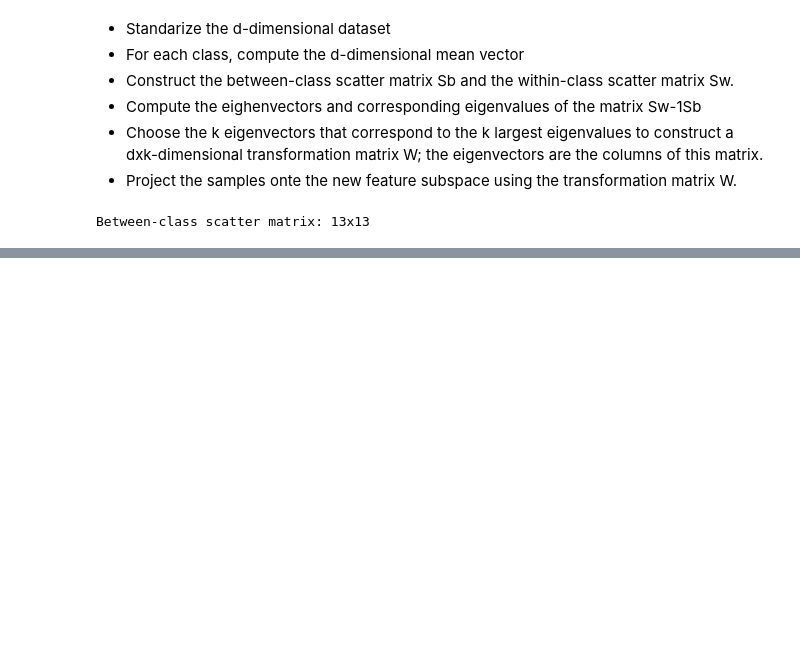
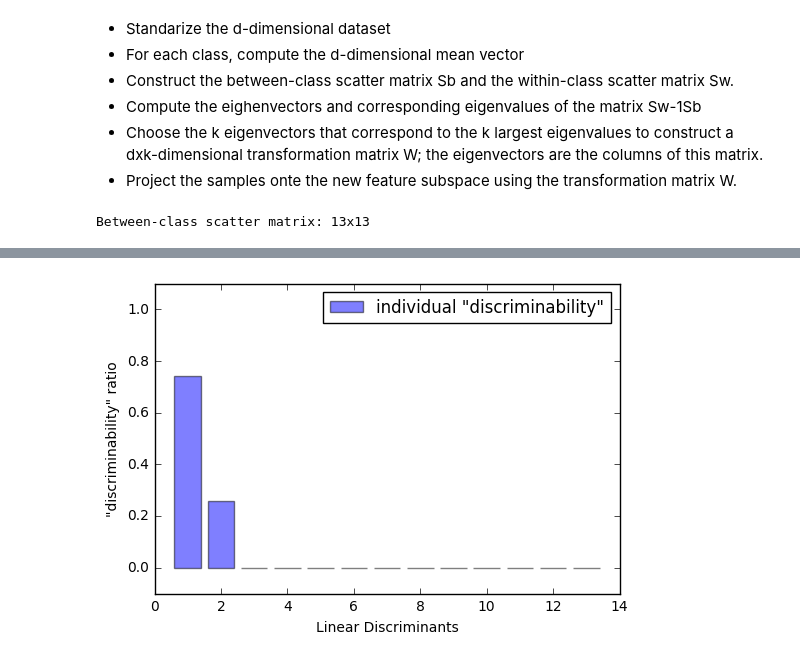
Before and after one commit to albertoqa/pml, a Jupyter notebook: DReduction.ipynb, the cells around one changed output, grey strips where cells are left out. Saved outputs shown, nothing was run; the diff lists cells and outputs as text; code cells hidden in the pictures; blank space fills up the shorter version.

```diff
--- a/DReduction.ipynb
+++ b/DReduction.ipynb
@@ -192,3 +192,17 @@ for i, mean_vec in enumerate(mean_vecs):
 print('Between-class scatter matrix: %sx%s' % (S_B.shape[0], S_B.shape[1]))
 # %% [output]
 Between-class scatter matrix: 13x13
+# %%
+eigen_vals, eigen_vecs = np.linalg.eig(np.linalg.inv(S_W).dot(S_B))
+
+# Make a list of (eigenvalue, eigenvector) tuples
+eigen_pairs = [(np.abs(eigen_vals[i]), eigen_vecs[:, i]) for i in range(len(eigen_vals))]
+
+# Sort the (eigenvalue, eigenvector) tuples from high to low
+eigen_pairs = sorted(eigen_pairs, key=lambda k: k[0], reverse=True)
+
+# Visually confirm that the list is correctly sorted by decreasing eigenvalues
+
+print('Eigenvalues in decreasing order:\n')
+for eigen_val in eigen_pairs:
+    print(eigen_val[0])
@@ -194,0 +225,14 @@ Between-class scatter matrix: 13x13
+# %%
+tot = sum(eigen_vals.real)
+discr = [(i / tot) for i in sorted(eigen_vals.real, reverse=True)]
+
+plt.bar(range(1, 14), discr, alpha=0.5, align='center',
+        label='individual "discriminability"')
+
+plt.ylabel('"discriminability" ratio')
+plt.xlabel('Linear Discriminants')
+plt.ylim([-0.1, 1.1])
+plt.legend(loc='best')
+plt.show()
+# %% [output]
+[figure, added]
```
Also changed, not shown: parts of 5 cells of this notebook.
